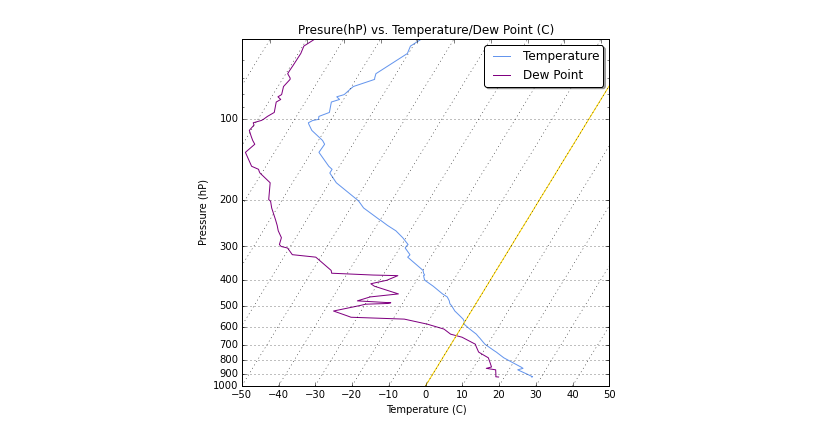
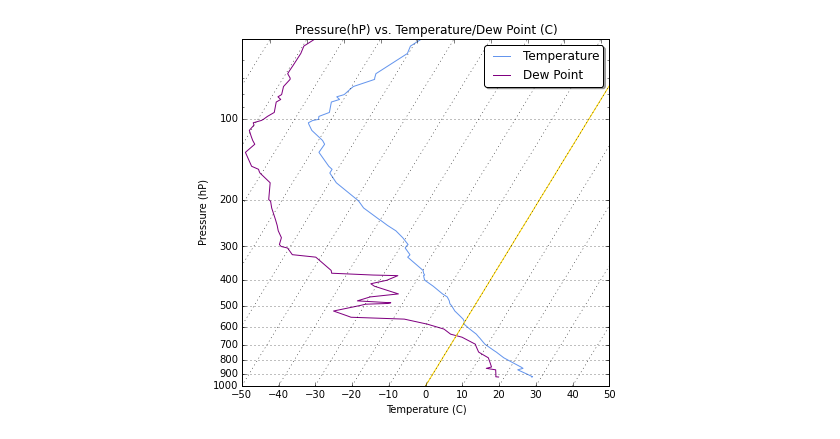
Before and after one commit to DaniraRios/Computacional1, a Jupyter notebook: examen1/evaluacion1.ipynb, the cells around one changed output. Drawn from its saved outputs; the diff is of its cells as text; code cells hidden in the pictures.

```diff
--- a/examen1/evaluacion1.ipynb
+++ b/examen1/evaluacion1.ipynb
@@ -162,32 +162,32 @@ if __name__ == '__main__':
     fig = plt.figure(figsize=(6.5875, 6.2125))
     ax = fig.add_subplot(111, projection='skewx')
 
     plt.grid(True)
 
     # Plot the data using normal plotting functions, in this case using
     # log scaling in Y, as dicatated by the typical meteorological plot
     ax.semilogy(T, p, 'cornflowerblue',label='Temperature')
     ax.semilogy(dP, p, 'purple',label='Dew Point')
     ax.set_ylabel('Pressure (hP)')
     ax.set_xlabel('Temperature (C)')
 
     #Plotting fancy box
     plt.legend(fancybox=True, shadow=True)
     #Plotting title
-    plt.title('Presure(hP) vs. Temperature/Dew Point (C)')
+    plt.title('Pressure(hP) vs. Temperature/Dew Point (C)')
     # An example of a slanted line at constant X
     l = ax.axvline(0, color='gold')
 
 
 
     # Disables the log-formatting that comes with semilogy
     ax.yaxis.set_major_formatter(ScalarFormatter())
     ax.set_yticks(np.linspace(100, 1000, 10))
     ax.set_ylim(1000, 50)
 
     ax.xaxis.set_major_locator(MultipleLocator(10))
     ax.set_xlim(-50, 50)
 
     plt.show()
 # %% [output]
-[figure, old version]
+[figure, new version]
```
Also changed, not shown: 1 other file.
